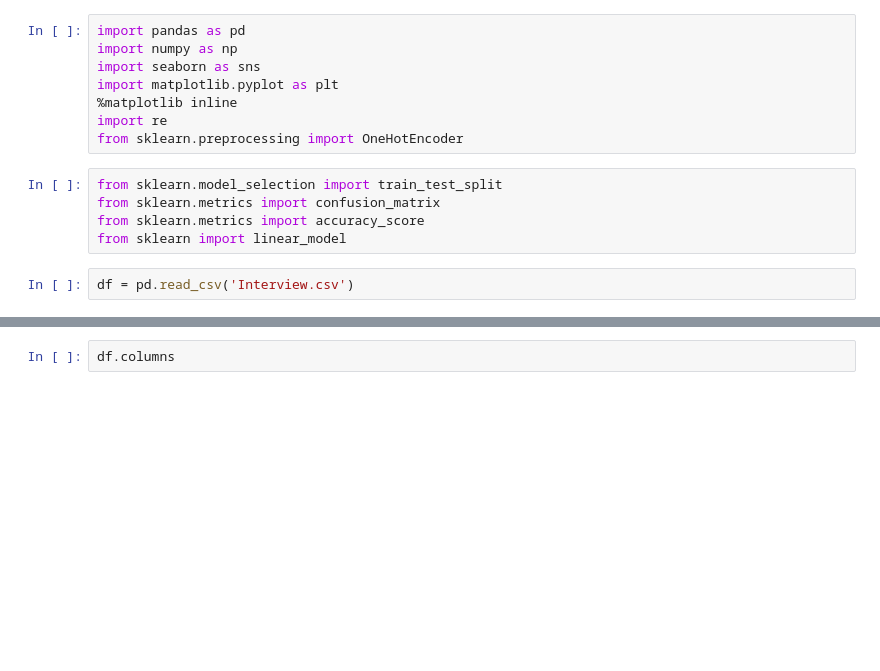
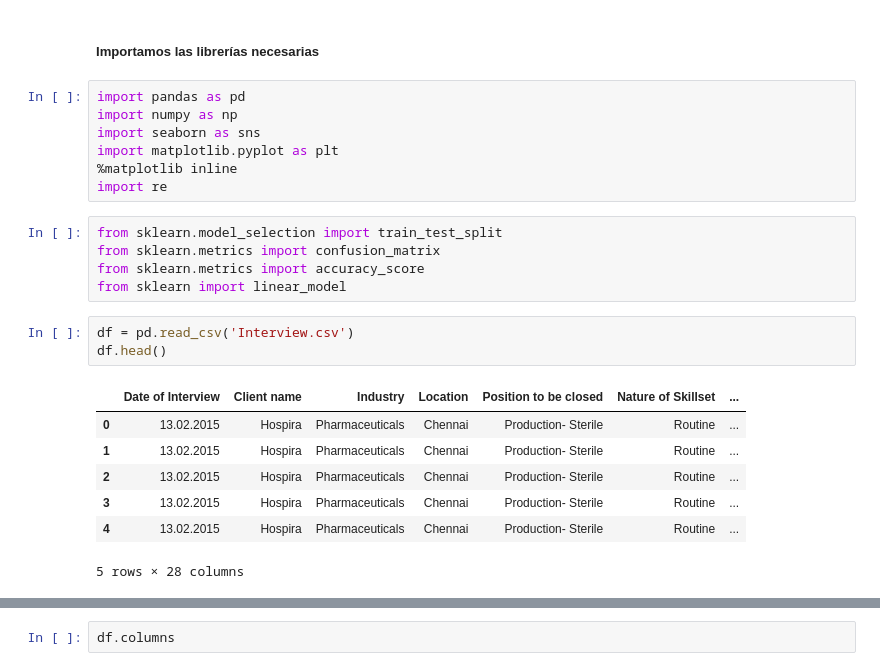
Before and after one commit to atognola/G8_DS_DH, a Jupyter notebook: Desafío 3-Ale.ipynb, the cells around one changed output, grey strips where cells are left out. Cells and saved outputs as stored; diff of their text form; blank space fills up the shorter version.

```diff
--- a/Desafío 3-Ale.ipynb
+++ b/Desafío 3-Ale.ipynb
@@ -1,3 +11,5 @@
+# %% [markdown]
+##### Importamos las librerías necesarias
 # %%
 import pandas as pd
 import numpy as np
@@ -5,7 +17,6 @@ import seaborn as sns
 import matplotlib.pyplot as plt
 %matplotlib inline
 import re
-from sklearn.preprocessing import OneHotEncoder
 # %%
 from sklearn.model_selection import train_test_split
 from sklearn.metrics import confusion_matrix
@@ -13,3 +24,12 @@ from sklearn.metrics import accuracy_score
 from sklearn import linear_model
 # %%
 df = pd.read_csv('Interview.csv')
+df.head()
+# %% [output]
+|  | Date of Interview | Client name | Industry | Location | Position to be closed | Nature of Skillset | ... |
+| 0 | 13.02.2015 | Hospira | Pharmaceuticals | Chennai | Production- Sterile | Routine | ... |
+| 1 | 13.02.2015 | Hospira | Pharmaceuticals | Chennai | Production- Sterile | Routine | ... |
+| 2 | 13.02.2015 | Hospira | Pharmaceuticals | Chennai | Production- Sterile | Routine | ... |
+| 3 | 13.02.2015 | Hospira | Pharmaceuticals | Chennai | Production- Sterile | Routine | ... |
+| 4 | 13.02.2015 | Hospira | Pharmaceuticals | Chennai | Production- Sterile | Routine | ... |
+5 rows × 28 columns
```
Also changed, not shown: parts of 56 cells of this notebook, 6 other files.
